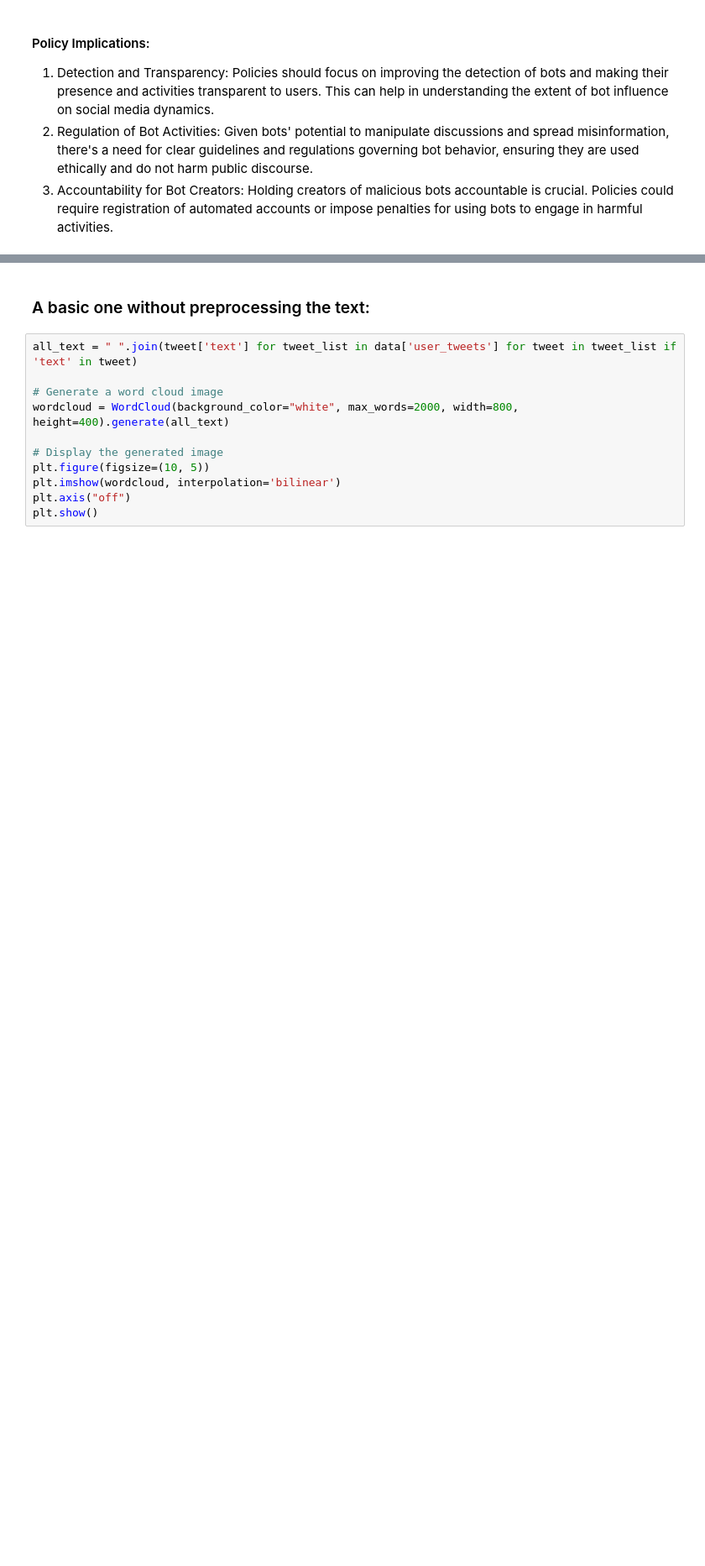
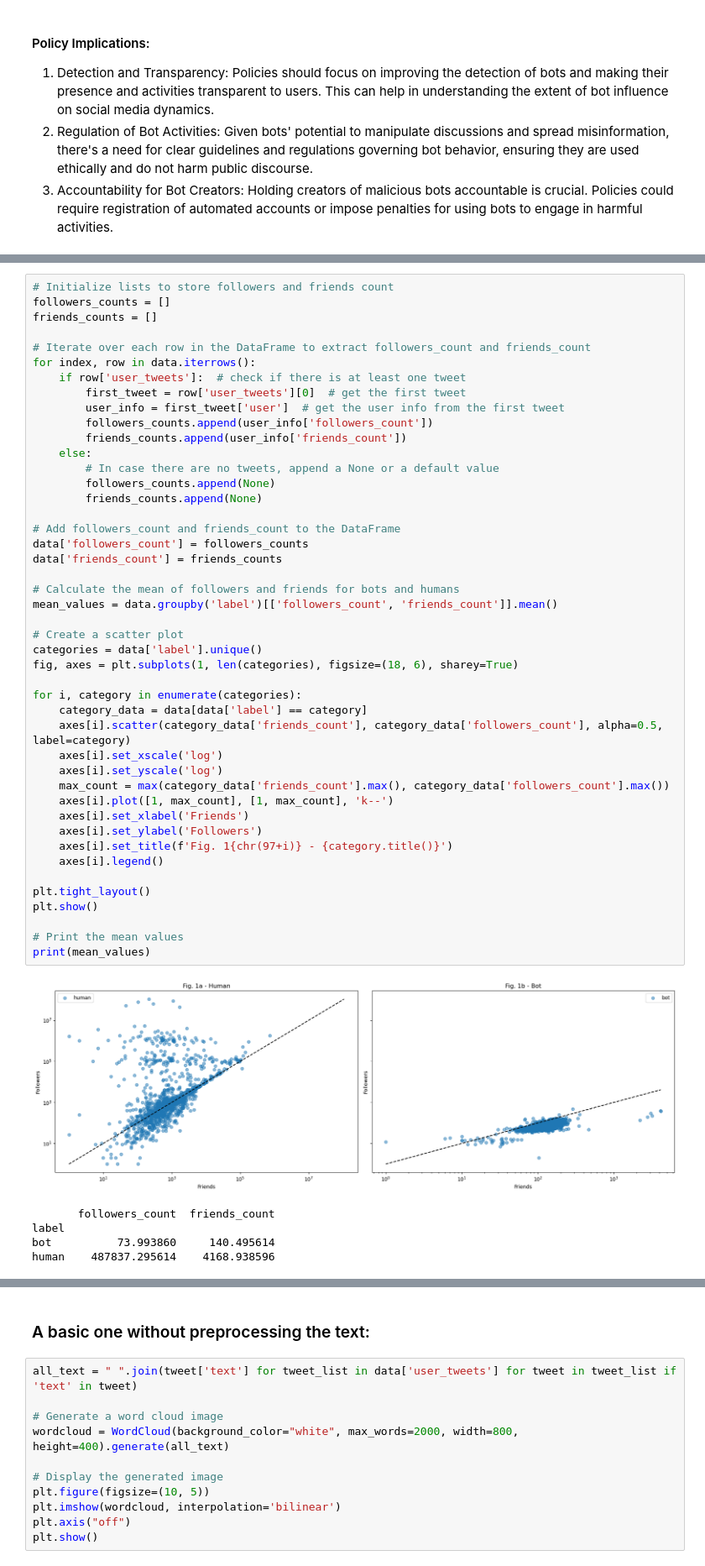
Before and after one commit to JiayingFang01/AI_powered_bots_on_social_media, a Jupyter notebook: DataAnalysis_Fiona.ipynb, the cells around one changed output, grey strips where cells are left out. Shown at 84% size. Drawn from its saved outputs; the diff is of its cells as text; blank space fills up the shorter version.

```diff
--- a/DataAnalysis_Fiona.ipynb
+++ b/DataAnalysis_Fiona.ipynb
@@ -444,0 +482,51 @@ plt.show()
+# %%
+# Initialize lists to store followers and friends count
+followers_counts = []
+friends_counts = []
+
+# Iterate over each row in the DataFrame to extract followers_count and friends_count
+for index, row in data.iterrows():
+    if row['user_tweets']:  # check if there is at least one tweet
+        first_tweet = row['user_tweets'][0]  # get the first tweet
+        user_info = first_tweet['user']  # get the user info from the first tweet
+        followers_counts.append(user_info['followers_count'])
+        friends_counts.append(user_info['friends_count'])
+    else:
+        # In case there are no tweets, append a None or a default value
+        followers_counts.append(None)
+        friends_counts.append(None)
+
+# Add followers_count and friends_count to the DataFrame
+data['followers_count'] = followers_counts
+data['friends_count'] = friends_counts
+
+# Calculate the mean of followers and friends for bots and humans
+mean_values = data.groupby('label')[['followers_count', 'friends_count']].mean()
+
+# Create a scatter plot
+categories = data['label'].unique()
+fig, axes = plt.subplots(1, len(categories), figsize=(18, 6), sharey=True)
+
+for i, category in enumerate(categories):
+    category_data = data[data['label'] == category]
+    axes[i].scatter(category_data['friends_count'], category_data['followers_count'], alpha=0.5, label=category)
+    axes[i].set_xscale('log')
+    axes[i].set_yscale('log')
+    max_count = max(category_data['friends_count'].max(), category_data['followers_count'].max())
+    axes[i].plot([1, max_count], [1, max_count], 'k--')
+    axes[i].set_xlabel('Friends')
+    axes[i].set_ylabel('Followers')
+    axes[i].set_title(f'Fig. 1{chr(97+i)} - {category.title()}')
+    axes[i].legend()
+
+plt.tight_layout()
+plt.show()
+
+# Print the mean values
+print(mean_values)
+# %% [output]
+[figure, added]
+       followers_count  friends_count
+label
+bot          73.993860     140.495614
+human    487837.295614    4168.938596
```
Also changed, not shown: parts of 51 cells of this notebook.
